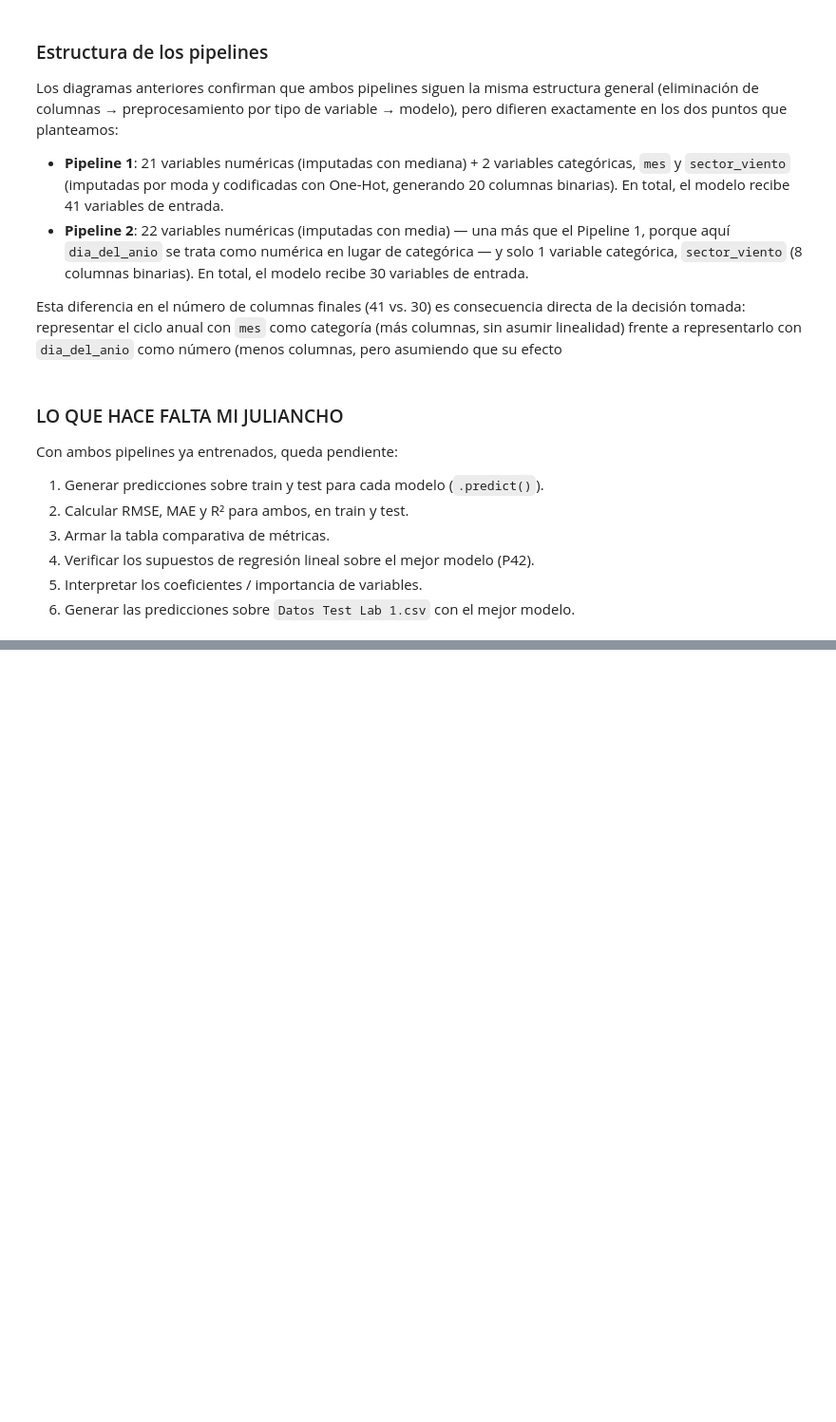
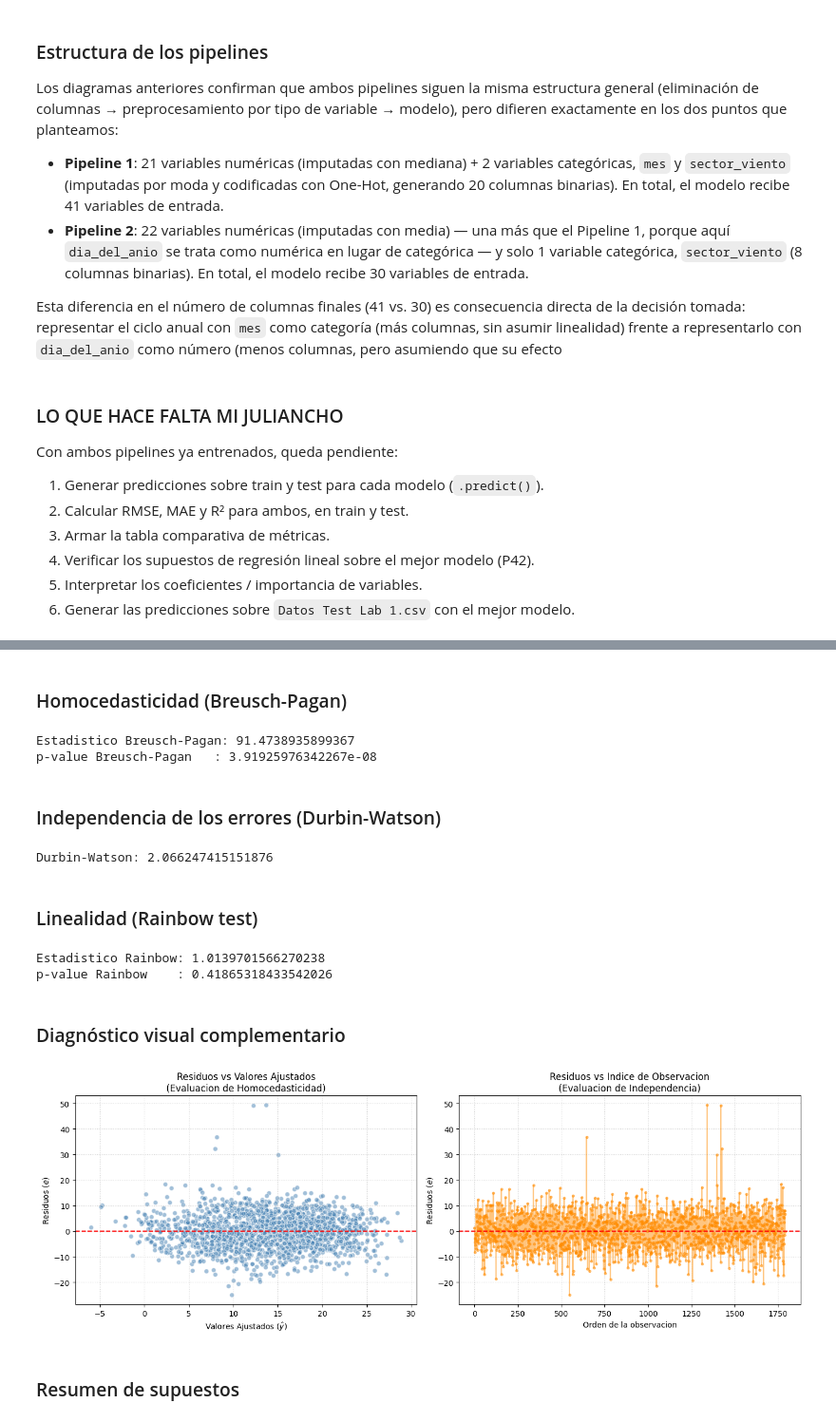
Before and after one commit to Teban1101/MaterialDeClase-ISIS-2611, a Jupyter notebook: 202620/Laboratorios/L1/lab1.ipynb, the cells around one changed output, grey strips where cells are left out. Shown at 95% size. Drawn from its saved outputs; the diff is of its cells as text; code cells hidden in the pictures; blank space fills up the shorter version.

```diff
--- a/202620/Laboratorios/L1/lab1.ipynb
+++ b/202620/Laboratorios/L1/lab1.ipynb
@@ -1525,0 +1724,69 @@ Con ambos pipelines ya entrenados, queda pendiente:
+# %% [markdown]
+### Homocedasticidad (Breusch-Pagan)
+# %%
+X_num_2 = Xt_train_2_df.select_dtypes(include="number").copy()
+mask_2 = np.isfinite(X_num_2).all(axis=1)
+X_num_2_clean = X_num_2[mask_2]
+resid_2_clean = residuales_2[mask_2]
+X_num_2_const = sm.add_constant(X_num_2_clean)
+
+bp_stat_2, bp_pvalue_2, _, _ = het_breuschpagan(resid_2_clean, X_num_2_const)
+
+print("Estadistico Breusch-Pagan:", bp_stat_2)
+print("p-value Breusch-Pagan   :", bp_pvalue_2)
+# %% [output]
+Estadistico Breusch-Pagan: 91.4738935899367
+p-value Breusch-Pagan   : 3.91925976342267e-08
+# %% [markdown]
+### Independencia de los errores (Durbin-Watson)
+# %%
+dw_2 = durbin_watson(residuales_2)
+print("Durbin-Watson:", dw_2)
+# %% [output]
+Durbin-Watson: 2.066247415151876
+# %% [markdown]
+### Linealidad (Rainbow test)
+# %%
+X_sm_2 = sm.add_constant(Xt_train_2_df)
+modelo_sm_2 = sm.OLS(y_train, X_sm_2).fit()
+
+rainbow_stat_2, rainbow_pvalue_2 = linear_rainbow(modelo_sm_2)
+
+print("Estadistico Rainbow:", rainbow_stat_2)
+print("p-value Rainbow    :", rainbow_pvalue_2)
+# %% [output]
+Estadistico Rainbow: 1.0139701566270238
+p-value Rainbow    : 0.41865318433542026
+# %% [markdown]
+### Diagnóstico visual complementario
+# %%
+# Reutilizamos el modelo OLS ya ajustado (con constante) para obtener valores ajustados y
+# residuos, y verificar visualmente homocedasticidad e independencia
+fitted_values_2 = modelo_sm_2.fittedvalues
+residuals_plot_2 = modelo_sm_2.resid
+
+plt.figure(figsize=(14, 5))
+
+plt.subplot(1, 2, 1)
+plt.scatter(fitted_values_2, residuals_plot_2, alpha=0.5, color='steelblue', edgecolors='white')
+plt.axhline(y=0, color='red', linestyle='--')
+plt.title('Residuos vs Valores Ajustados\n(Evaluacion de Homocedasticidad)')
+plt.xlabel(r'Valores Ajustados ($\hat{y}$)')
+plt.ylabel('Residuos ($e$)')
+plt.grid(True, linestyle=':', alpha=0.6)
+
+plt.subplot(1, 2, 2)
+plt.plot(range(len(residuals_plot_2)), residuals_plot_2, marker='o', linestyle='-',
+         markersize=3, alpha=0.5, color='darkorange')
+plt.axhline(y=0, color='red', linestyle='--')
+plt.title('Residuos vs Indice de Observacion\n(Evaluacion de Independencia)')
+plt.xlabel('Orden de la observacion')
+plt.ylabel('Residuos ($e$)')
+plt.grid(True, linestyle=':', alpha=0.6)
+
+plt.tight_layout()
+plt.show()
+# %% [output]
+[figure, added]
+# %% [markdown]
+### Resumen de supuestos
```
Also changed, not shown: parts of 21 cells of this notebook.
